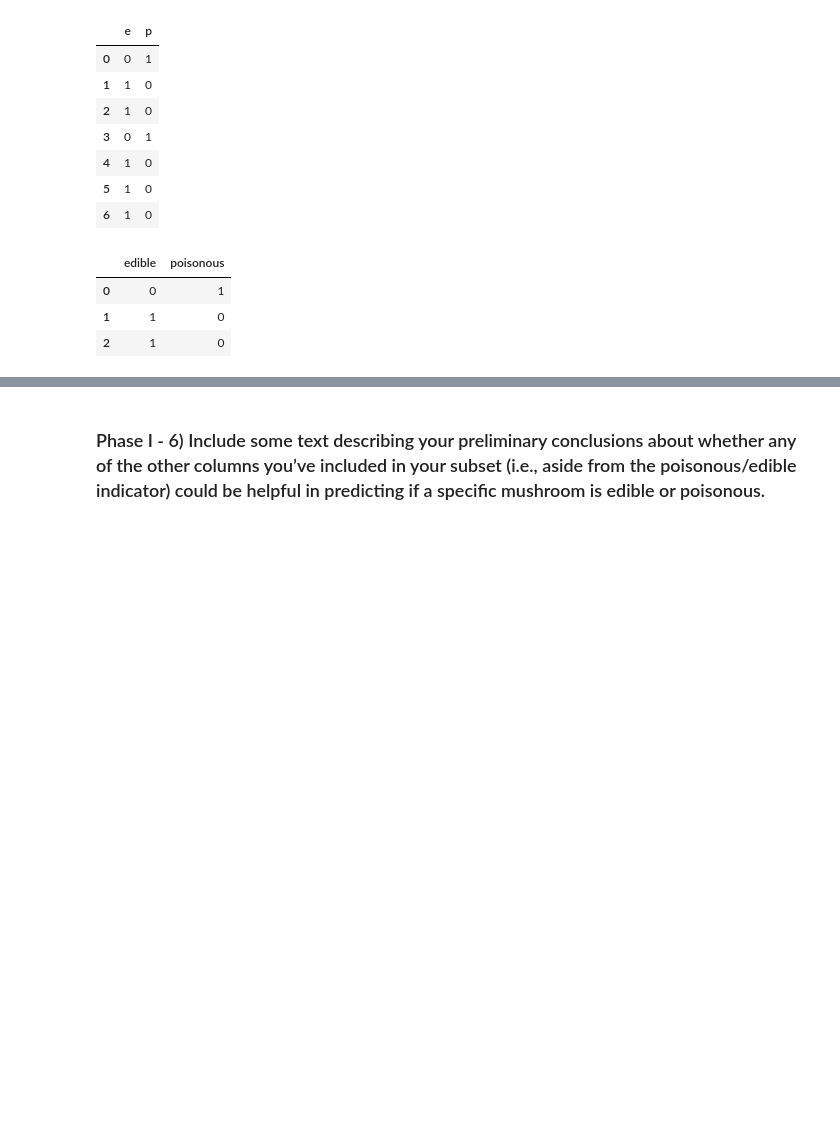
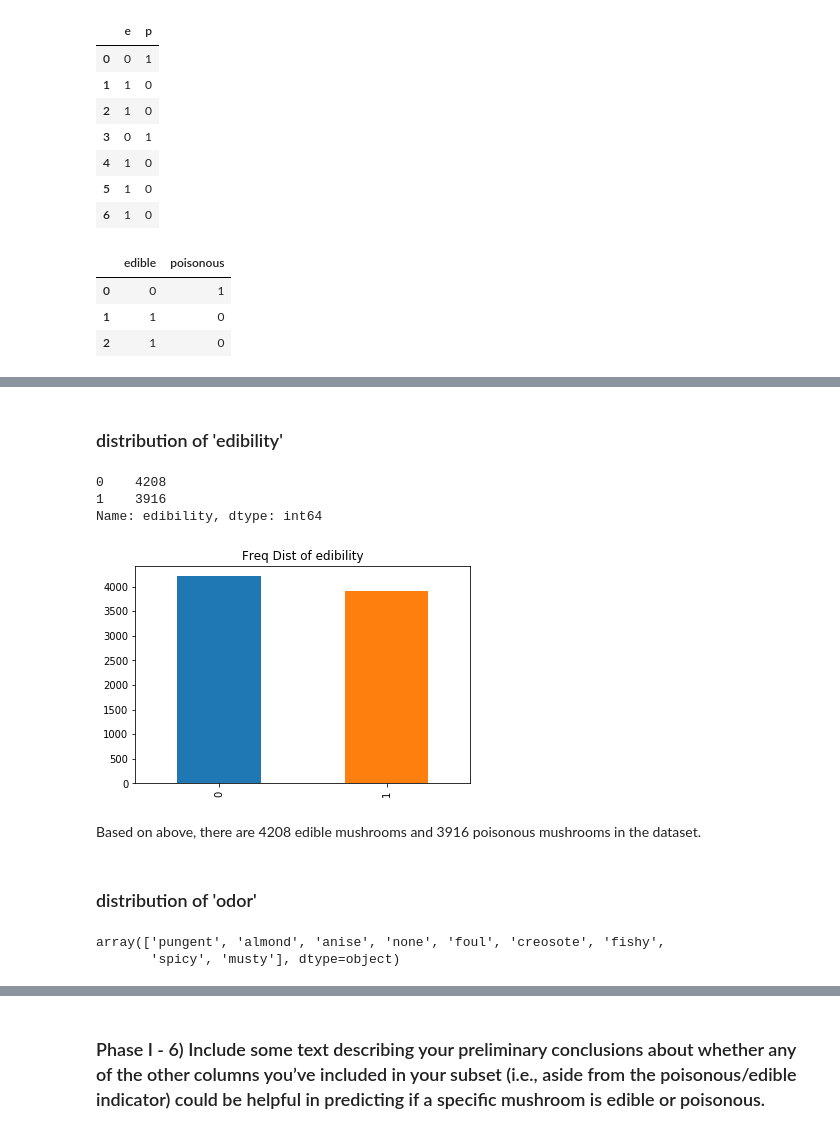
Before and after one commit to mhan1/DAV-5400, a Jupyter notebook: M_Han_Project4.ipynb, the cells around one changed output, grey strips where cells are left out. Cells and saved outputs as stored; diff of their text form; code cells hidden in the pictures; blank space fills up the shorter version.

```diff
--- a/M_Han_Project4.ipynb
+++ b/M_Han_Project4.ipynb
@@ -208,0 +323,24 @@ df2.shape
+# %% [markdown]
+### distribution of 'edibility'
+# %%
+#getting the value counts for the 'edibility' variable, which is categorical data type.
+df2['edibility'].value_counts()
+# %% [output]
+0    4208
+1    3916
+Name: edibility, dtype: int64
+# %%
+#creating a bar plot of the 'edibility' variable's value counts
+df2['edibility'].value_counts().plot.bar(title = "Freq Dist of edibility");
+# %% [output]
+[figure, added]
+# %% [markdown]
+Based on above, there are 4208 edible mushrooms and 3916 poisonous mushrooms in the dataset.
+# %% [markdown]
+### distribution of 'odor'
+# %%
+#chekcing the unique values in 'odor' variable
+df2['odor'].unique()
+# %% [output]
+array(['pungent', 'almond', 'anise', 'none', 'foul', 'creosote', 'fishy',
+       'spicy', 'musty'], dtype=object)
```
Also changed, not shown: parts of 113 cells of this notebook.
